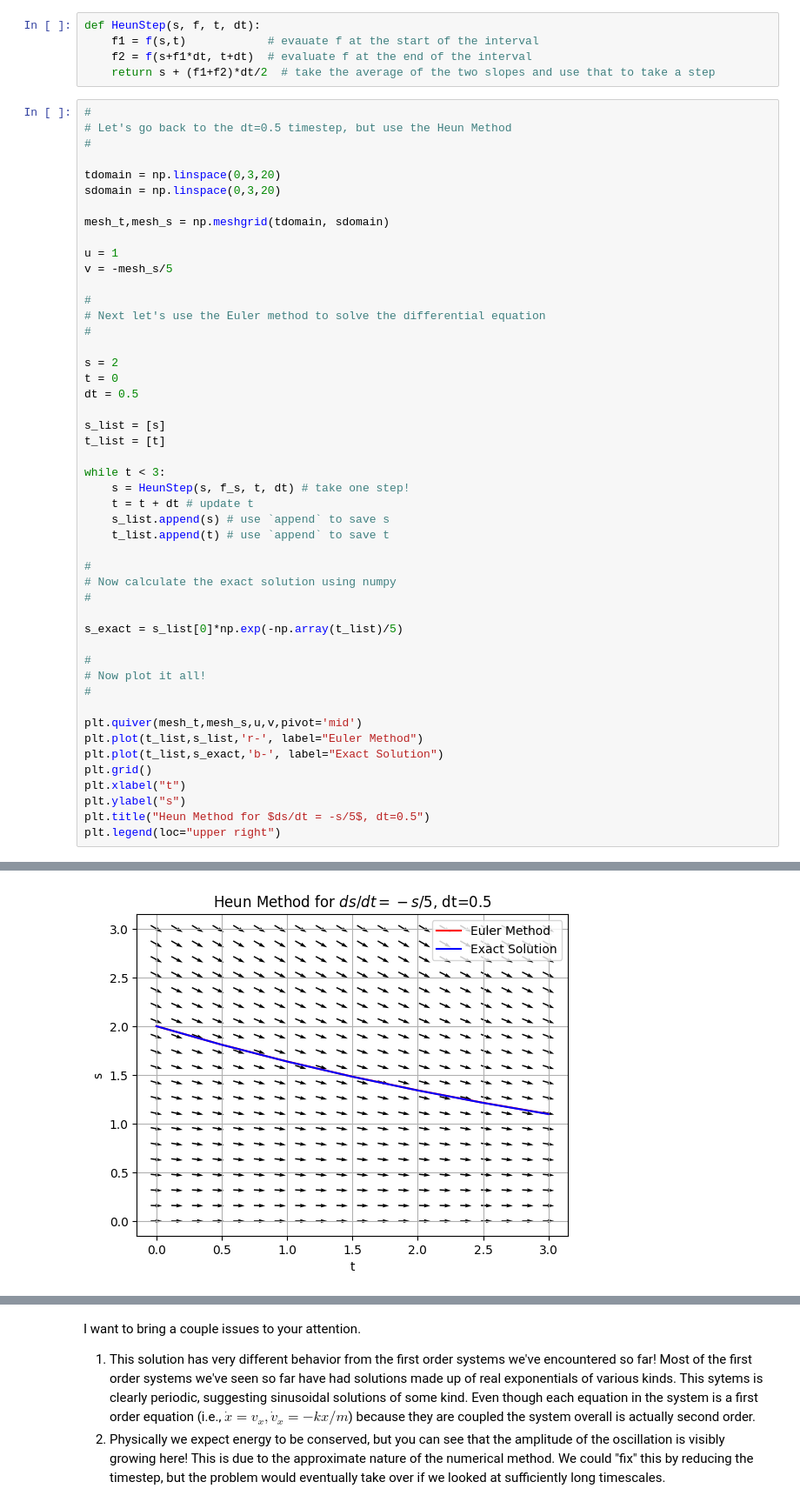
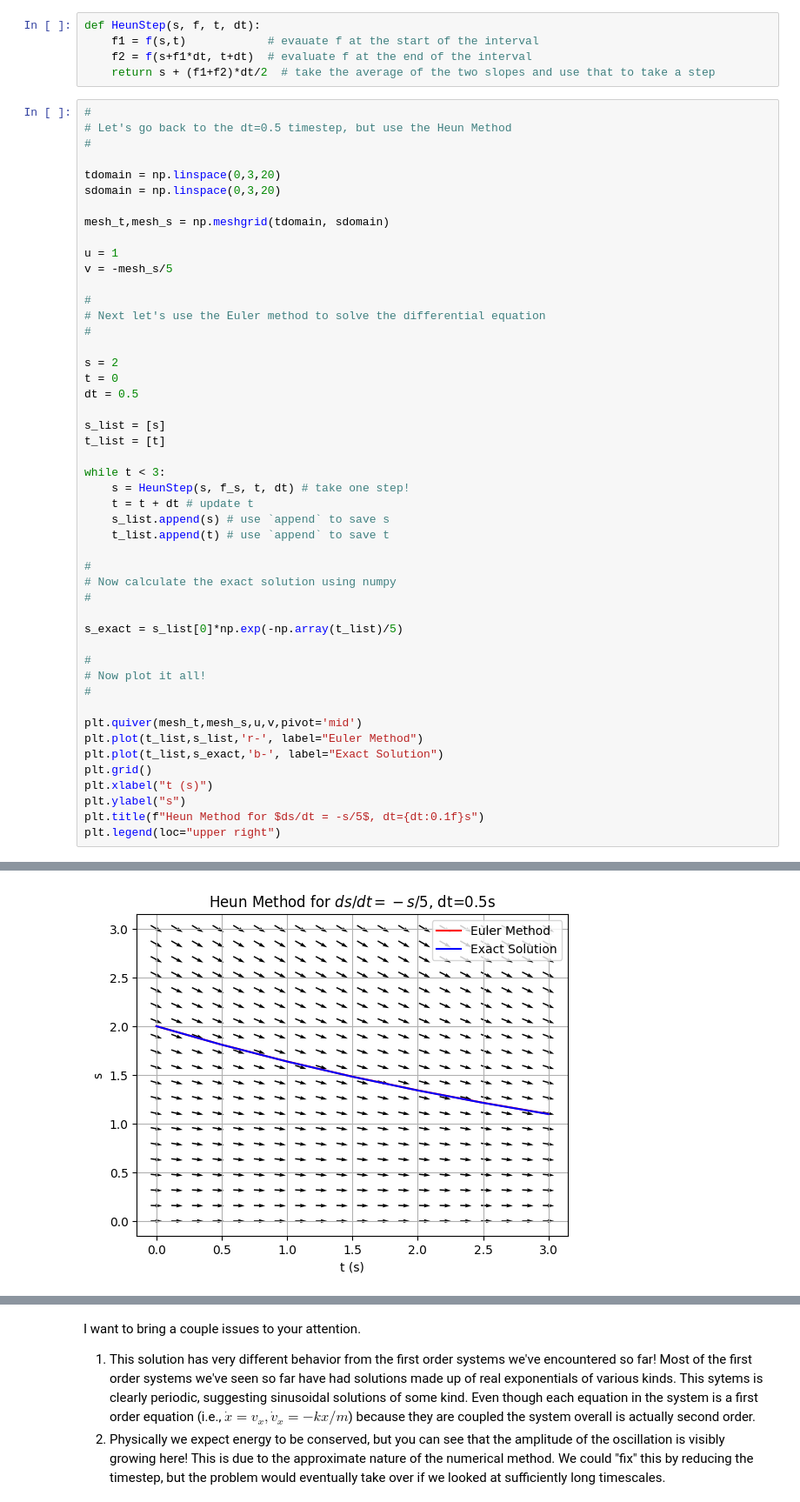
Before and after one commit to 201820-SWEN-230/MATH-330-Activities, a Jupyter notebook: Activity2_NumericalMethods.ipynb, the cells around one changed output, grey strips where cells are left out. Shown at 87% size. Cells and saved outputs as stored; diff of their text form.

```diff
--- a/Activity2_NumericalMethods.ipynb
+++ b/Activity2_NumericalMethods.ipynb
@@ -347,36 +353,36 @@ s = 2
 t = 0
 dt = 0.5
 
 s_list = [s]
 t_list = [t]
 
 while t < 3:
     s = HeunStep(s, f_s, t, dt) # take one step!
     t = t + dt # update t
     s_list.append(s) # use `append` to save s
     t_list.append(t) # use `append` to save t
 
 #
 # Now calculate the exact solution using numpy
 #
 
 s_exact = s_list[0]*np.exp(-np.array(t_list)/5)
 
 #
 # Now plot it all!
 #
 
 plt.quiver(mesh_t,mesh_s,u,v,pivot='mid')
 plt.plot(t_list,s_list,'r-', label="Euler Method")
 plt.plot(t_list,s_exact,'b-', label="Exact Solution")
 plt.grid()
-plt.xlabel("t")
+plt.xlabel("t (s)")
 plt.ylabel("s")
-plt.title("Heun Method for $ds/dt = -s/5$, dt=0.5")
+plt.title(f"Heun Method for $ds/dt = -s/5$, dt={dt:0.1f}s")
 plt.legend(loc="upper right")
 # %% [output]
 <matplotlib.legend.Legend at 0x...>
-[figure, old version]
+[figure, new version]
 # %% [markdown]
 # Mass on a spring
 
```
Also changed, not shown: parts of 15 cells of this notebook.
